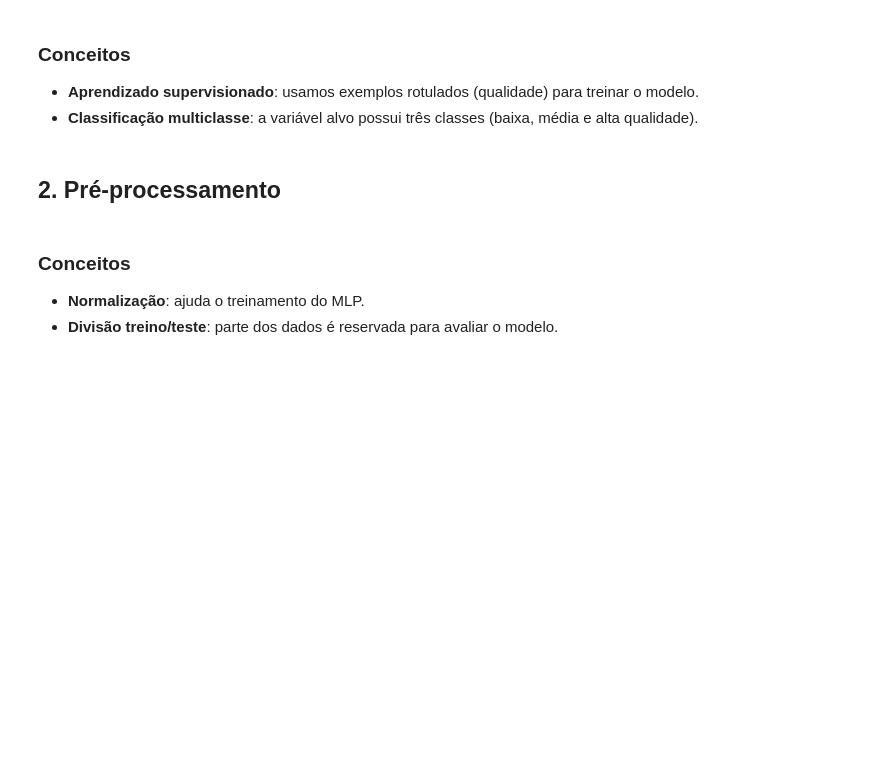
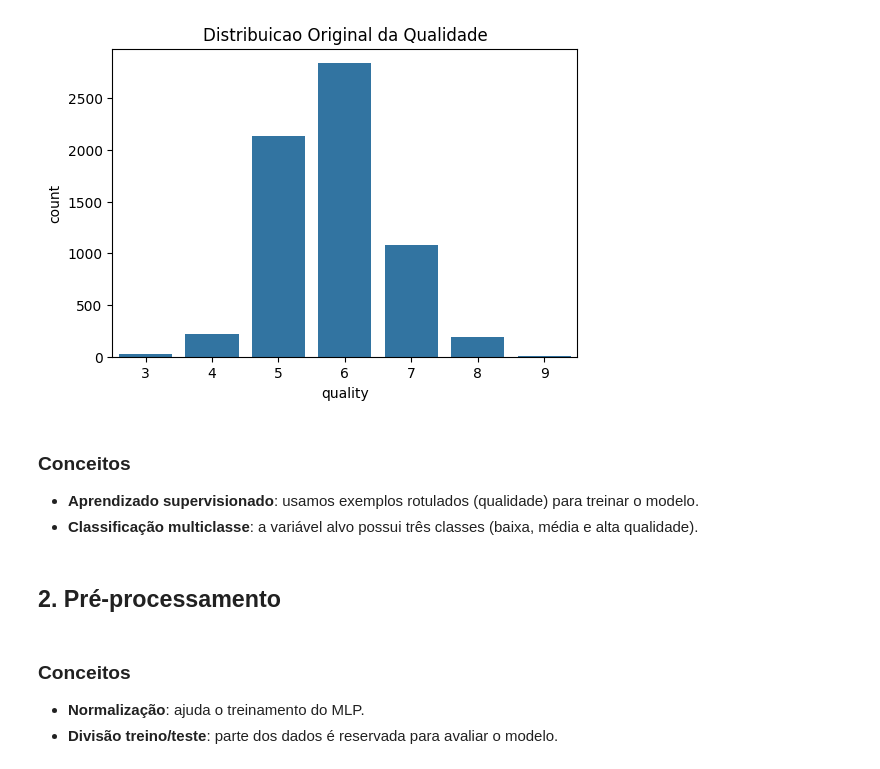
Before and after one commit to cadusouza2001/vinho, a Jupyter notebook: wine_quality_nn.ipynb, the cells around one changed output. Saved outputs shown, nothing was run; the diff lists cells and outputs as text; code cells hidden in the pictures; blank space fills up the shorter version.

```diff
--- a/wine_quality_nn.ipynb
+++ b/wine_quality_nn.ipynb
@@ -18,0 +22,19 @@ data.head()
+# %%
+import pandas as pd
+# # Leitura dos dois arquivos CSV de vinho tinto e branco
+# red = pd.read_csv('winequality-red.csv', sep=';')
+# white = pd.read_csv('winequality-white.csv', sep=';')
+# # Unimos os DataFrames em um único conjunto de dados
+# data = pd.concat([red, white], ignore_index=True)
+# data.head()
+
+# --- Carregamento e Mapeamento de Classes ---
+red = pd.read_csv('winequality-red.csv', sep=';')
+white = pd.read_csv('winequality-white.csv', sep=';')
+
+# Add a 'type' feature: 0 for red, 1 for white
+red['type'] = 0
+white['type'] = 1
+
+data = pd.concat([red, white], ignore_index=True)
+data.head()
@@ -19,10 +48,12 @@ data.head()
 # %%
 import seaborn as sns
 import matplotlib.pyplot as plt
 plt.figure(figsize=(6,4))
 sns.countplot(x='quality', data=data)
-plt.title('Distribu\u00e7\u00e3o Original da Qualidade')
+plt.title('Distribuicao Original da Qualidade')
 plt.show()
+# %% [output]
+[figure, added]
 # %% [markdown]
 ### Conceitos
 - **Aprendizado supervisionado**: usamos exemplos rotulados (qualidade) para treinar o modelo.
```
Also changed, not shown: parts of 22 cells of this notebook, 1 other file.
